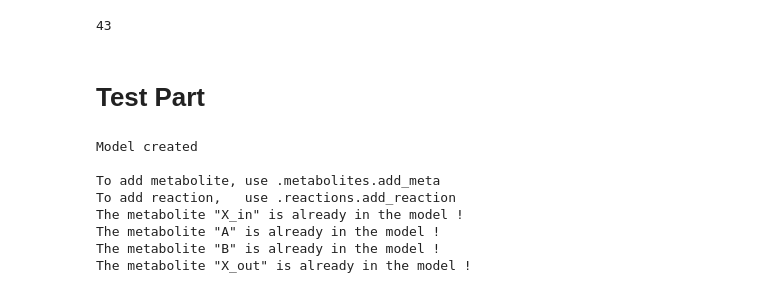
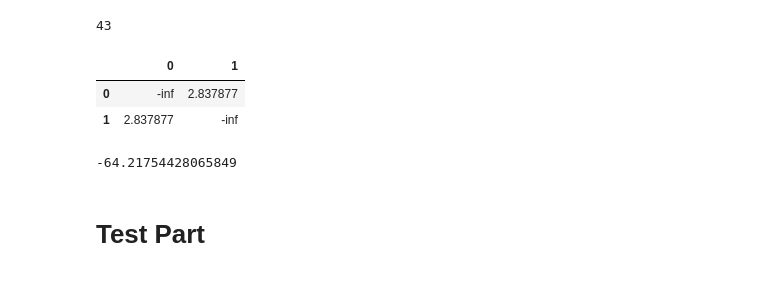
Before and after one commit to tuturax/BadAss, a Jupyter notebook: test_class.ipynb, the cells around one changed output. Cells and saved outputs as stored; diff of their text form; code cells hidden in the pictures.

```diff
--- a/test_class.ipynb
+++ b/test_class.ipynb
@@ -685,6 +693,6 @@ momo.MI_group([["enzyme_PTS_RPTSsy_para","enzyme_PGI_R02740_para"],["FUM_R01082"
 # %%
 from main import *
-momo = model()
+momo = MODEL()
 momo.read_SBML()
 
 momo.elasticity.s.half_satured()
@@ -731,43 +739,16 @@ Name of the removed parameter : Temperature
 momo.elasticity.p.df.shape[1]
 # %% [output]
 43
+# %%
+momo.group_conditional_entropy([["enzyme_PTS_RPTSsy_para", "enzyme_PGI_R02740_para"],["enzyme_PFK_R04779_para", "enzyme_ALD_R01070_para"]])
+# %% [output]
+|  | 0 | 1 |
+| 0 | -inf | 2.837877 |
+| 1 | 2.837877 | -inf |
+# %%
+a = np.log(1.290253e-28)
+a
+# %% [output]
+-64.21754428065849
 # %% [markdown]
 # Test Part
-# %%
-from main import model
-momo = model()
-
-
-momo.reactions.add("Reaction_0", {"X_in" : -1.0, "A" : 1.0})
-momo.reactions.add("Reaction_1", {"A" : -1.0, "B" : 1.0})
-momo.reactions.add("Reaction_2", {"B" : -1.0, "X_out" : 1.0})
-
-momo.metabolites.add("X_in", True, 1)
-momo.metabolites.add("A", False, 1)
-momo.metabolites.add("B", False, 1)
-momo.metabolites.add("X_out", True, 1)
-
-momo.metabolites.change("X_in", external=True)
-momo.metabolites.change("X_out", external=True)
-
-momo.elasticity.s.half_satured()
-
-momo.regulations.add("regu_0", "Reaction_0", "B", -0.5, allosteric=True)
-momo.regulations.add("regu_1", "Reaction_0", "A", -0.5, allosteric=True)
-momo.regulations.add("regu_2", "Reaction_1", "A", 0.5, allosteric=True)
-momo.regulations.add("regu_3", "Reaction_1", "B", -0.5, allosteric=True)
-momo.regulations.add("regu_4", "Reaction_2", "A", 0.5, allosteric=True)
-momo.regulations.add("regu_5", "Reaction_2", "B", 0.5, allosteric=True)
-
-momo.parameters.add_externals()
-momo.enzymes.add_to_all_reaction()
-momo.parameters.add_enzymes()
-# %% [output]
-Model created
-
-To add metabolite, use .metabolites.add_meta
-To add reaction,   use .reactions.add_reaction
-The metabolite "X_in" is already in the model !
-The metabolite "A" is already in the model !
-The metabolite "B" is already in the model !
-The metabolite "X_out" is already in the model !
```
Also changed, not shown: parts of 23 cells of this notebook, 1 other file.
